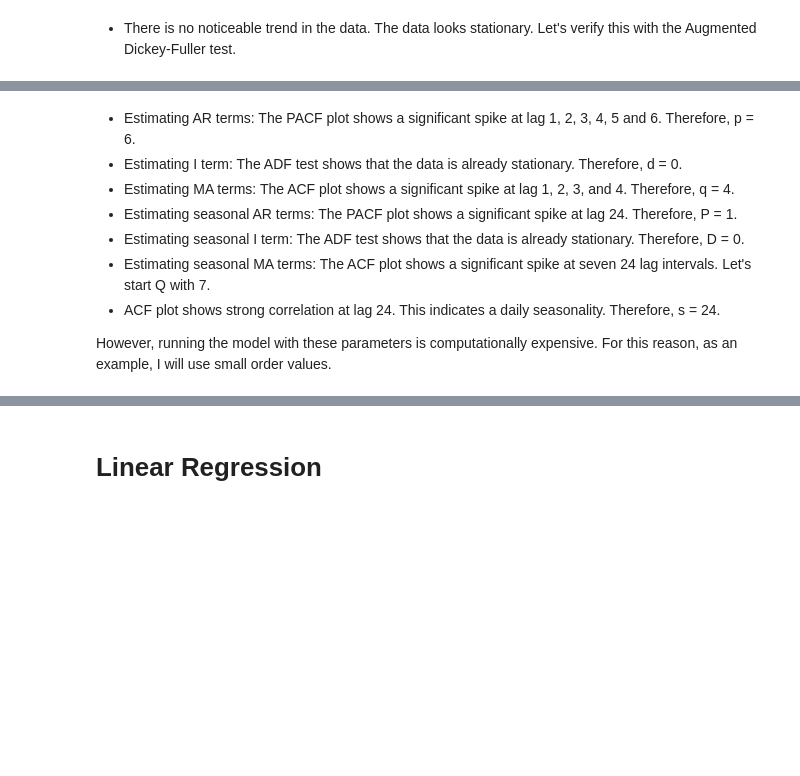
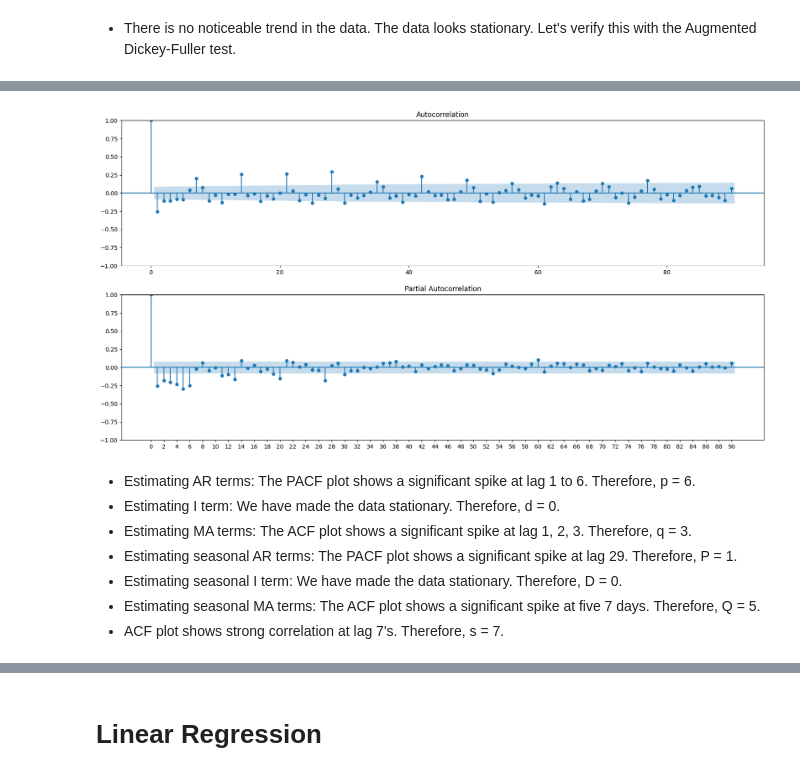
Before and after one commit to sbhurtya/London-Bike-Sharing-Forecaset-Python-ML, a Jupyter notebook: lbs.ipynb, the cells around one changed output, grey strips where cells are left out. Drawn from its saved outputs; the diff is of its cells as text; code cells hidden in the pictures; blank space fills up the shorter version.

```diff
--- a/lbs.ipynb
+++ b/lbs.ipynb
@@ -202,0 +308,6 @@ df.head(2)
+# %%
+# Make data stationary
+sarima_train_df = train_df.copy()
+sarima_train_df.loc[:, 'cnt_diff'] = sarima_train_df['cnt'] - sarima_train_df['cnt'].shift(1)
+sarima_train_df.dropna(inplace=True)
+check_stationarity(sarima_train_df['cnt_diff'])
@@ -203,20 +321,21 @@ df.head(2)
 # %%
 # #ACF and PACF plots
-# from statsmodels.graphics.tsaplots import plot_acf, plot_pacf
-# plt.figure(figsize=(20, 15))
-# plt.subplot(211)
-# plot_acf(y_train, lags=168, ax=plt.gca())
-# plt.subplot(212)
-# plot_pacf(y_train, lags=168, ax=plt.gca())
-# plt.tight_layout()
-# plt.show()
+from statsmodels.graphics.tsaplots import plot_acf, plot_pacf
+
+plt.figure(figsize=(20, 10))
+plt.subplot(211)
+plot_acf(sarima_train_df['cnt_diff'], lags=90, ax=plt.gca())
+plt.subplot(212)
+plot_pacf(sarima_train_df['cnt_diff'], lags=90, ax=plt.gca())
+plt.xticks(np.arange(0, 91, 2))
+plt.show()
+# %% [output]
+[figure, added]
 # %% [markdown]
-- Estimating AR terms: The PACF plot shows a significant spike at lag 1, 2, 3, 4, 5 and 6. Therefore, p = 6.
-- Estimating I term: The ADF test shows that the data is already stationary. Therefore, d = 0.
-- Estimating MA terms: The ACF plot shows a significant spike at lag 1, 2, 3, and 4. Therefore, q = 4.
-- Estimating seasonal AR terms: The PACF plot shows a significant spike at lag 24. Therefore, P = 1.
-- Estimating seasonal I term: The ADF test shows that the data is already stationary. Therefore, D = 0.
-- Estimating seasonal MA terms: The ACF plot shows a significant spike at seven 24 lag intervals. Let's start Q with 7.
-- ACF plot shows strong correlation at lag 24. This indicates a daily seasonality. Therefore, s = 24.
-
-However, running the model with these parameters is computationally expensive. For this reason, as an example, I will use small order values.
+- Estimating AR terms: The PACF plot shows a significant spike at lag 1 to 6. Therefore, p = 6.
+- Estimating I term: We have made the data stationary. Therefore, d = 0.
+- Estimating MA terms: The ACF plot shows a significant spike at lag 1, 2, 3. Therefore, q = 3.
+- Estimating seasonal AR terms: The PACF plot shows a significant spike at lag 29. Therefore, P = 1.
+- Estimating seasonal I term: We have made the data stationary. Therefore, D = 0.
+- Estimating seasonal MA terms: The ACF plot shows a significant spike at five 7 days. Therefore, Q = 5.
+- ACF plot shows strong correlation at lag 7's. Therefore, s = 7.
```
Also changed, not shown: parts of 25 cells of this notebook.
